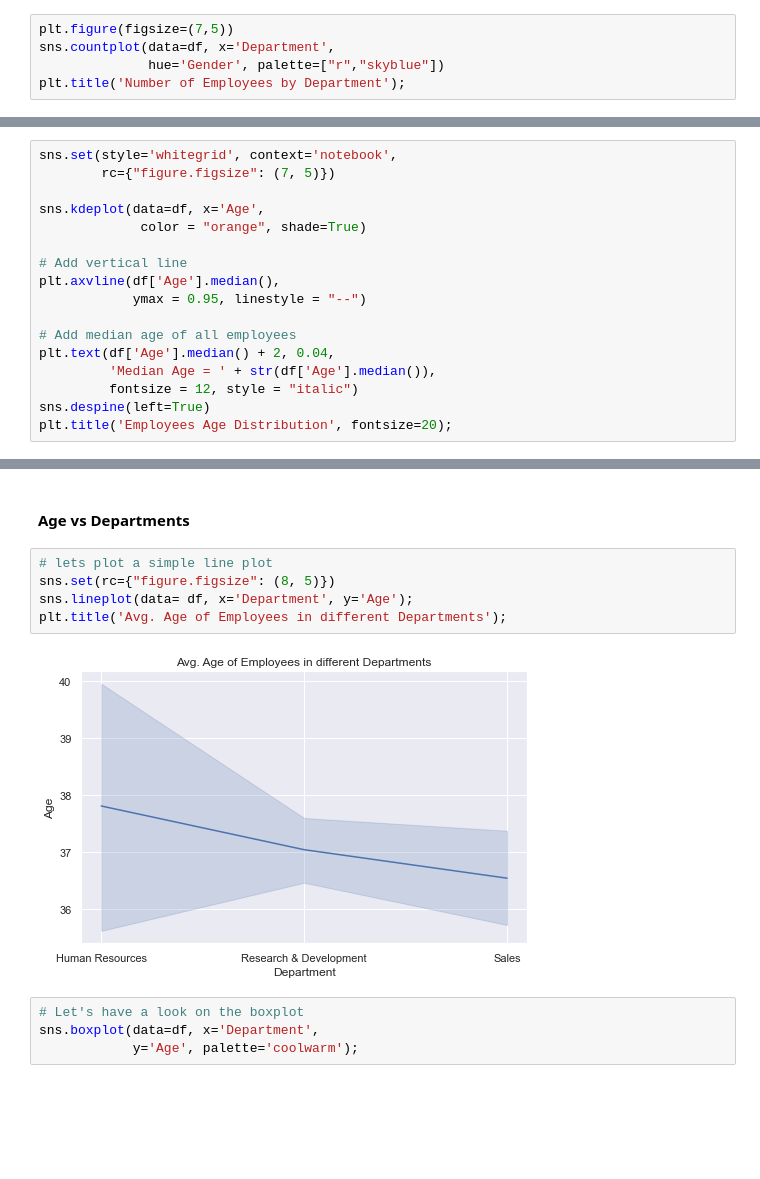
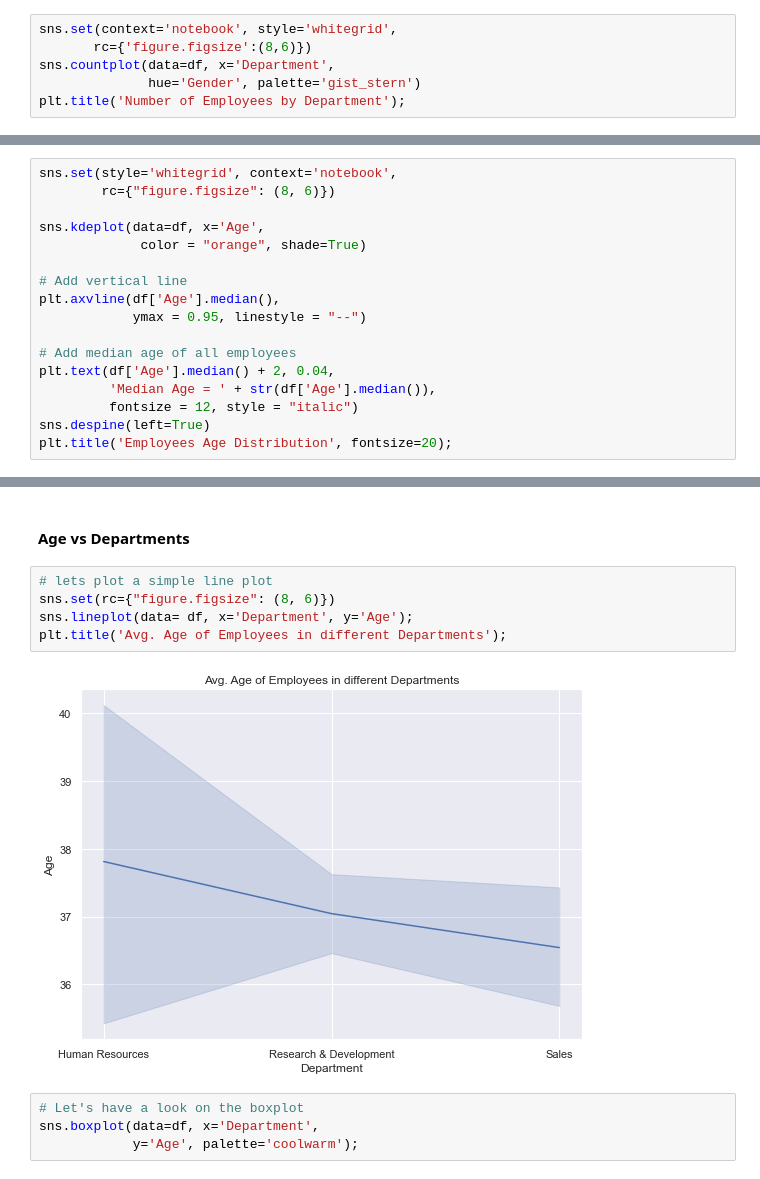
Before and after one commit to skacem/Learning-Machine-Learning, a Jupyter notebook: Case-Studies/case_3.ipynb, the cells around one changed output, grey strips where cells are left out. Drawn from its saved outputs; the diff is of its cells as text; blank space fills up the shorter version.

```diff
--- a/Case-Studies/case_3.ipynb
+++ b/Case-Studies/case_3.ipynb
@@ -214,6 +219,7 @@ df.hist(bins=30, figsize=(20,20), color='orangered');
 # %%
-plt.figure(figsize=(7,5))
+sns.set(context='notebook', style='whitegrid',
+       rc={'figure.figsize':(8,6)})
 sns.countplot(data=df, x='Department',
-              hue='Gender', palette=["r","skyblue"])
+              hue='Gender', palette='gist_stern')
 plt.title('Number of Employees by Department');
 # %% [output]
@@ -240,6 +227,6 @@ ax.set_xticklabels(edu);
 # %%
 sns.set(style='whitegrid', context='notebook',
-        rc={"figure.figsize": (7, 5)})
+        rc={"figure.figsize": (8, 6)})
 
 sns.kdeplot(data=df, x='Age',
              color = "orange", shade=True)
@@ -276,11 +272,11 @@ Both attrition curves are slightly positive skewed with a longer tail on the rig
 #### Age vs Departments
 # %%
 # lets plot a simple line plot
-sns.set(rc={"figure.figsize": (8, 5)})
+sns.set(rc={"figure.figsize": (8, 6)})
 sns.lineplot(data= df, x='Department', y='Age');
 plt.title('Avg. Age of Employees in different Departments');
 # %% [output]
-[figure, old version]
+[figure, new version]
 # %%
 # Let's have a look on the boxplot
 sns.boxplot(data=df, x='Department',
```
Also changed, not shown: parts of 28 cells of this notebook.
